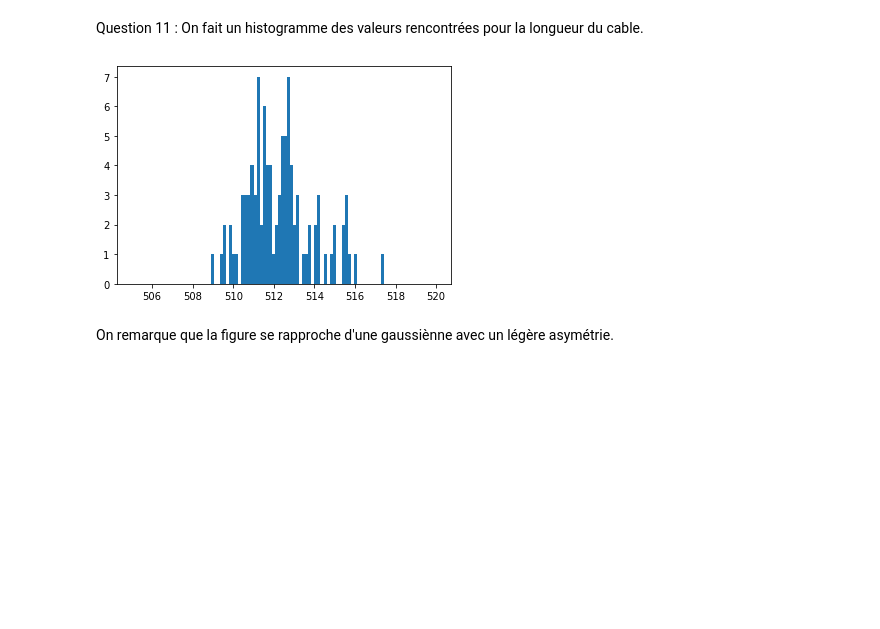
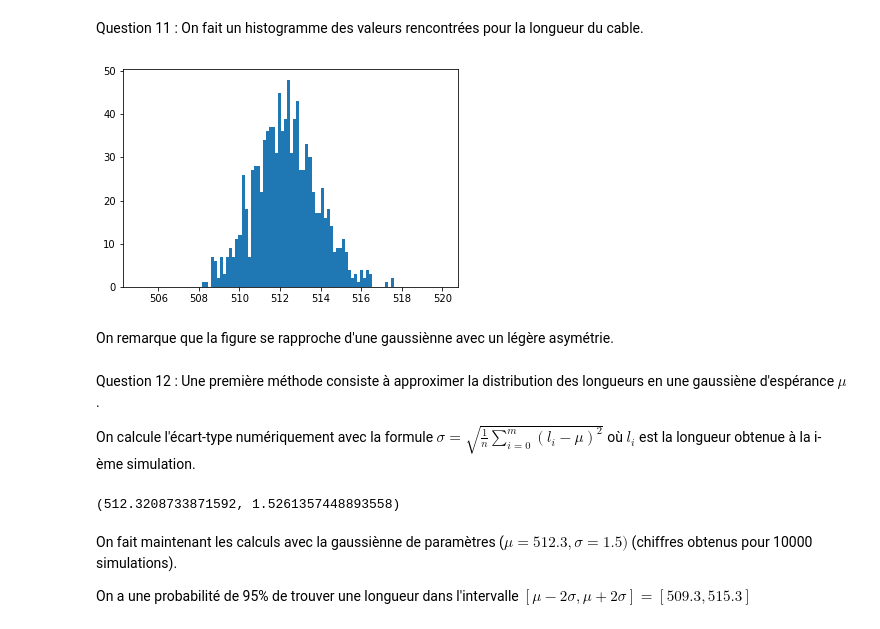
Before and after one commit to amondon/projet_numerique_III, a Jupyter notebook: notebook.ipynb, the cells around one changed output. Cells and saved outputs as stored; diff of their text form; code cells hidden in the pictures; blank space fills up the shorter version.

Commit message:
ajout des réponses partielles aux questions 12 et 13

```diff
--- a/notebook.ipynb
+++ b/notebook.ipynb
@@ -191,12 +191,40 @@ Question 11 : On fait un histogramme des valeurs rencontrées pour la longueur d
 # %%
 def histo(m):
     l=list()
     for i in range(m):
         l.append(longueur())
     plt.hist(l,range=(505,520),bins=100)
 
-histo(100)
+histo(1000)
 # %% [output]
-[figure, old version]
+[figure, new version]
 # %% [markdown]
 On remarque que la figure se rapproche d'une gaussiènne avec un légère asymétrie.
+# %% [markdown]
+Question 12 : Une première méthode consiste à approximer la distribution des longueurs en une gaussiène d'espérance $\mu$.
+
+On calcule l'écart-type numériquement avec la formule $\sigma=\sqrt{\frac{1}{n}\sum_{i=0}^m (l_i-\mu)^2}$ où $l_i$ est la longueur obtenue à la i-ème simulation.
+# %%
+def approximation(l):#l est la liste contenant
+    sigma=0
+    s=0
+    for i in (l):
+        s+=i
+    mu=s/len(l)
+
+    S=0
+    for i in (l):
+        S+=(i-mu)**2
+
+    sigma=math.sqrt(S/len(l))
+
+    return (mu,sigma)
+
+print(approximation([longueur() for i in range(10000)]))
+# %% [output]
+(512.3208733871592, 1.5261357448893558)
+# %% [markdown]
+On fait maintenant les calculs avec la gaussiènne de paramètres ($\mu=512.3 , \sigma=1.5)$ (chiffres obtenus pour 10000 simulations).
+
+On a une probabilité de 95% de trouver une longueur dans l'intervalle $[\mu-2\sigma,\mu+2\sigma]=[509.3,
+515.3]$
```
Also changed, not shown: parts of 7 cells of this notebook.
